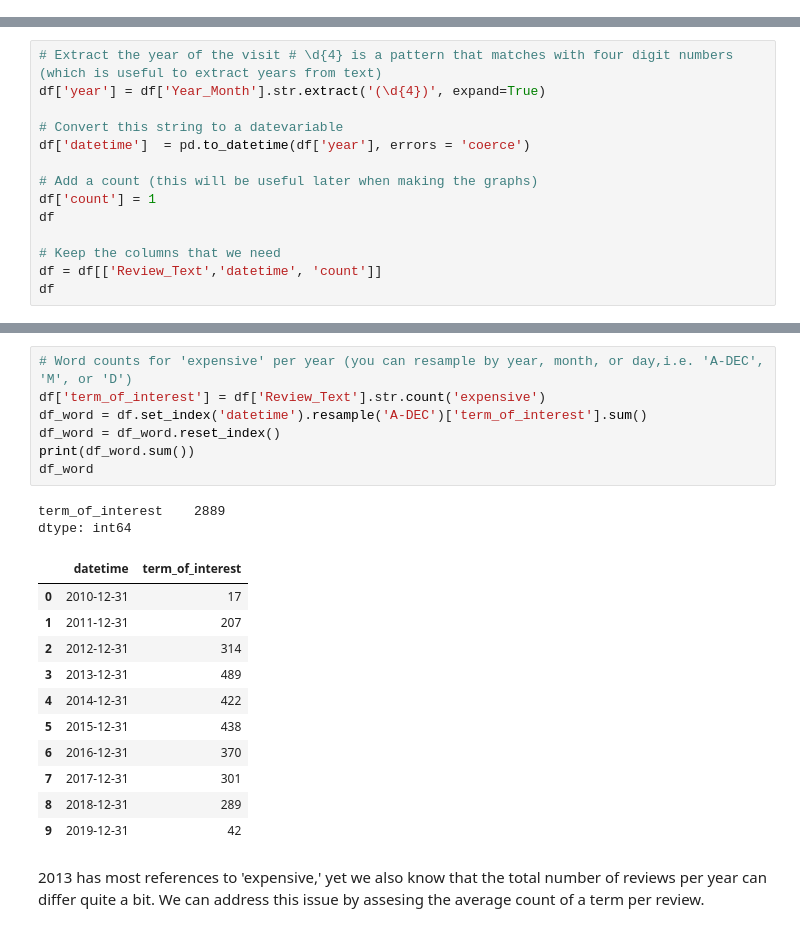
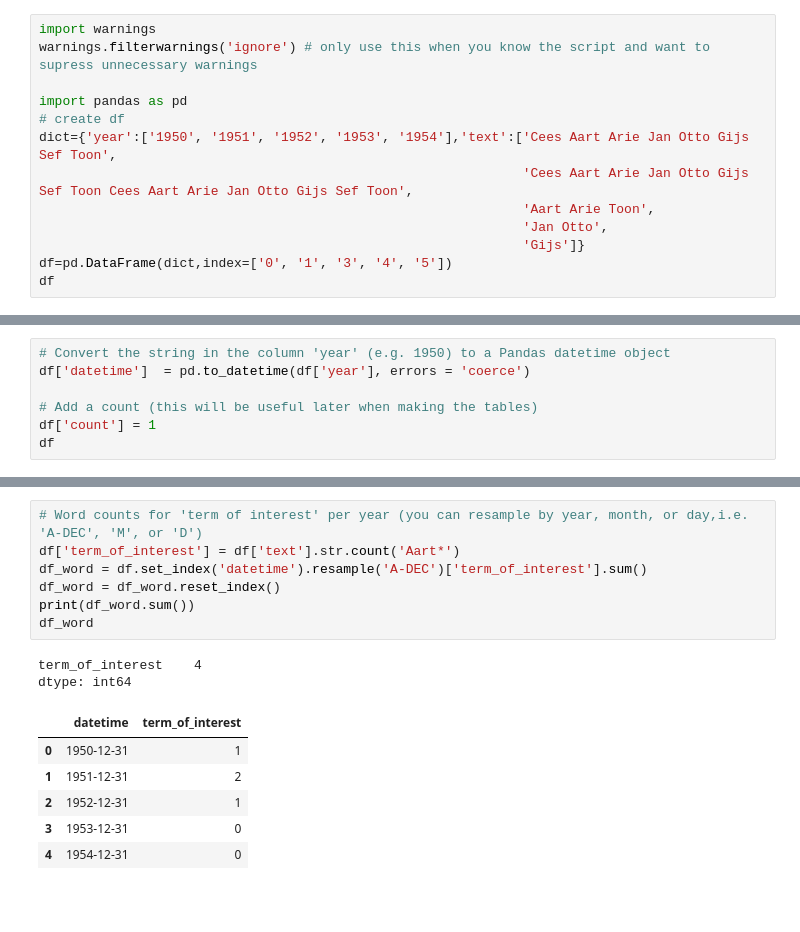
Before and after one commit to renswilderom/renswilderom.github.io, a Jupyter notebook: _notebooks/Word counts.ipynb, the cells around one changed output, grey strips where cells are left out. Cells and saved outputs as stored; diff of their text form; blank space fills up the shorter version.

```diff
--- a/_notebooks/Word counts.ipynb
+++ b/_notebooks/Word counts.ipynb
@@ -61,0 +11,13 @@ df
+# %%
+import warnings
+warnings.filterwarnings('ignore') # only use this when you know the script and want to supress unnecessary warnings
+
+import pandas as pd
+# create df
+dict={'year':['1950', '1951', '1952', '1953', '1954'],'text':['Cees Aart Arie Jan Otto Gijs Sef Toon',
+                                                              'Cees Aart Arie Jan Otto Gijs Sef Toon Cees Aart Arie Jan Otto Gijs Sef Toon',
+                                                              'Aart Arie Toon',
+                                                              'Jan Otto',
+                                                              'Gijs']}
+df=pd.DataFrame(dict,index=['0', '1', '3', '4', '5'])
+df
@@ -62,15 +31,8 @@ df
 # %%
-# Extract the year of the visit # \d{4} is a pattern that matches with four digit numbers (which is useful to extract years from text)
-df['year'] = df['Year_Month'].str.extract('(\d{4})', expand=True)
-
-# Convert this string to a datevariable
+# Convert the string in the column 'year' (e.g. 1950) to a Pandas datetime object
 df['datetime']  = pd.to_datetime(df['year'], errors = 'coerce')
 
-# Add a count (this will be useful later when making the graphs)
+# Add a count (this will be useful later when making the tables)
 df['count'] = 1
 df
-
-# Keep the columns that we need
-df = df[['Review_Text','datetime', 'count']]
-df
 # %% [output]
@@ -94,23 +51,16 @@ You can off course stip these steps if you already have a dataframe with a text,
 # %%
-# Word counts for 'expensive' per year (you can resample by year, month, or day,i.e. 'A-DEC', 'M', or 'D')
-df['term_of_interest'] = df['Review_Text'].str.count('expensive')
+# Word counts for 'term of interest' per year (you can resample by year, month, or day,i.e. 'A-DEC', 'M', or 'D')
+df['term_of_interest'] = df['text'].str.count('Aart*')
 df_word = df.set_index('datetime').resample('A-DEC')['term_of_interest'].sum()
 df_word = df_word.reset_index()
 print(df_word.sum())
 df_word
 # %% [output]
-term_of_interest    2889
+term_of_interest    4
 dtype: int64
 |  | datetime | term_of_interest |
-| 0 | 2010-12-31 | 17 |
-| 1 | 2011-12-31 | 207 |
-| 2 | 2012-12-31 | 314 |
-| 3 | 2013-12-31 | 489 |
-| 4 | 2014-12-31 | 422 |
-| 5 | 2015-12-31 | 438 |
-| 6 | 2016-12-31 | 370 |
-| 7 | 2017-12-31 | 301 |
-| 8 | 2018-12-31 | 289 |
-| 9 | 2019-12-31 | 42 |
+| 0 | 1950-12-31 | 1 |
+| 1 | 1951-12-31 | 2 |
+| 2 | 1952-12-31 | 1 |
+| 3 | 1953-12-31 | 0 |
+| 4 | 1954-12-31 | 0 |
-# %% [markdown]
-2013 has most references to 'expensive,' yet we also know that the total number of reviews per year can differ quite a bit. We can address this issue by assesing the average count of a term per review.
```
Also changed, not shown: parts of 16 cells of this notebook, 1 other file.
